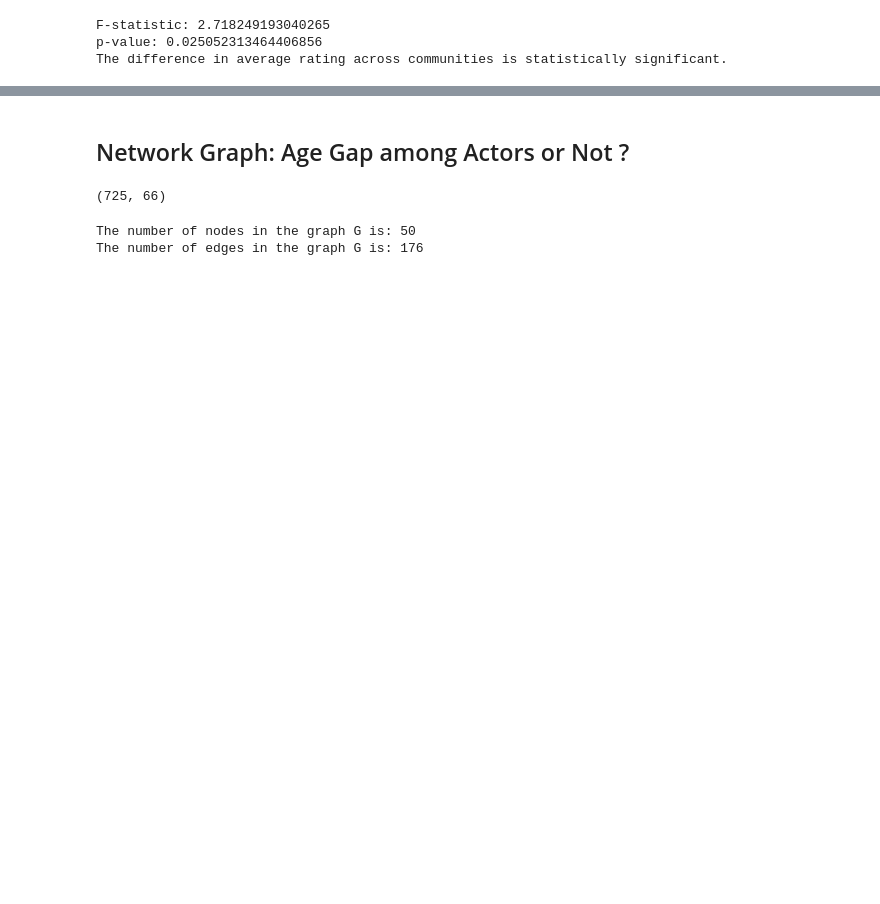
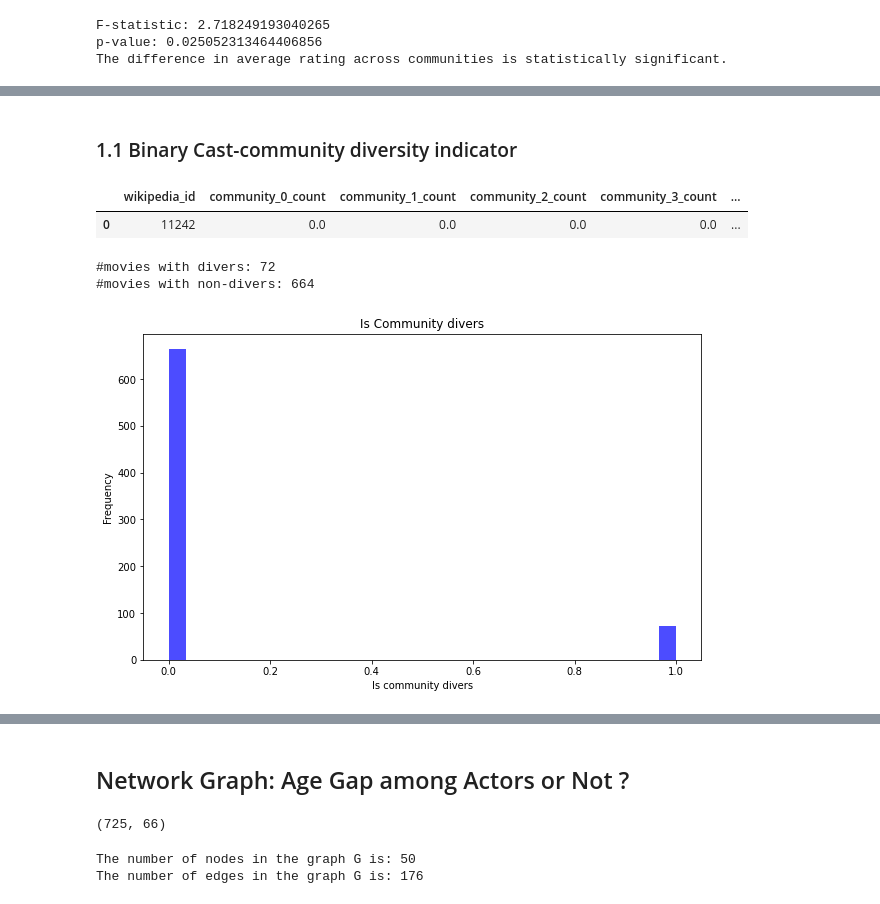
Before and after one commit to epfl-ada/ada-2023-project-shinebrightlikeadamon, a Jupyter notebook: network_analysis.ipynb, the cells around one changed output, grey strips where cells are left out. Drawn from its saved outputs; the diff is of its cells as text; code cells hidden in the pictures; blank space fills up the shorter version.

```diff
--- a/network_analysis.ipynb
+++ b/network_analysis.ipynb
@@ -429,0 +607,47 @@ The difference in average rating across communities is statistically significant
+# %%
+community_columns = [col for col in mov_com_count.columns if (col.startswith('community_') & col.endswith('count'))]
+# %% [markdown]
+### 1.1 Binary Cast-community diversity indicator
+# %%
+threshold = 0.7 # Set threshold here!
+mov_bin_comdiv = mov_com_count.copy()
+
+# Returns
+def calculate_binary_community_diversity(row):
+     # Extracting community counts
+    community_counts = row[community_columns].values
+
+    # Return 0 if no communities
+    total_count = row['total_community_count']
+    if total_count == 0:  # To handle division by zero
+        return 1
+
+    # Calculating proportions
+    proportions = community_counts / total_count
+
+
+    # Check for threshold and return 0 or one respectively
+    # 0 == not divers, 1 == divers
+    return 0 if max(proportions) >= threshold else 1
+
+
+# Applying the function to each row in the DataFrame
+mov_bin_comdiv['cast_is_community_divers'] = mov_bin_comdiv.apply(calculate_binary_community_diversity, axis=1)
+
+display(mov_bin_comdiv.head(1))
+print(f'#movies with divers: {mov_bin_comdiv["cast_is_community_divers"].sum()}')
+print(f'#movies with non-divers: {(mov_bin_comdiv["cast_is_community_divers"] == 0).sum()}')
+
+# Plotting the distribution of the community diversity based upon threshold
+plt.figure(figsize=(10, 6))
+plt.hist(mov_bin_comdiv['cast_is_community_divers'], bins=30, alpha=0.7, color='blue')
+plt.title('Is Community divers')
+plt.xlabel('Is community divers')
+plt.ylabel('Frequency')
+plt.show()
+# %% [output]
+|  | wikipedia_id | community_0_count | community_1_count | community_2_count | community_3_count | ... |
+| 0 | 11242 | 0.0 | 0.0 | 0.0 | 0.0 | ... |
+#movies with divers: 72
+#movies with non-divers: 664
+[figure, added]
```
Also changed, not shown: parts of 41 cells of this notebook.
